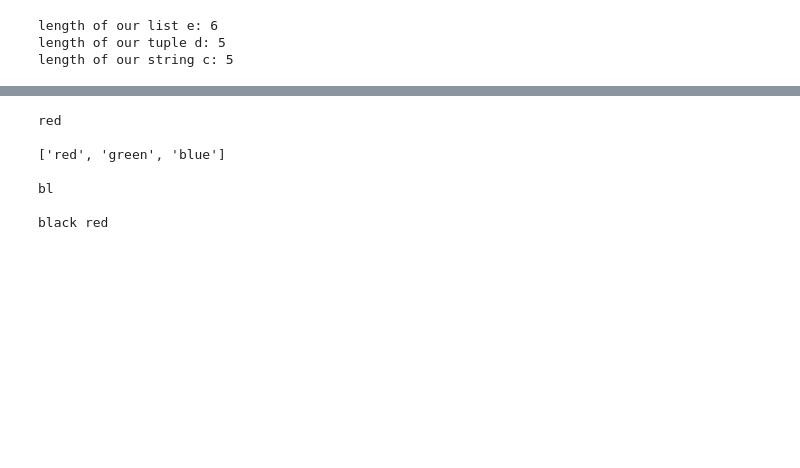
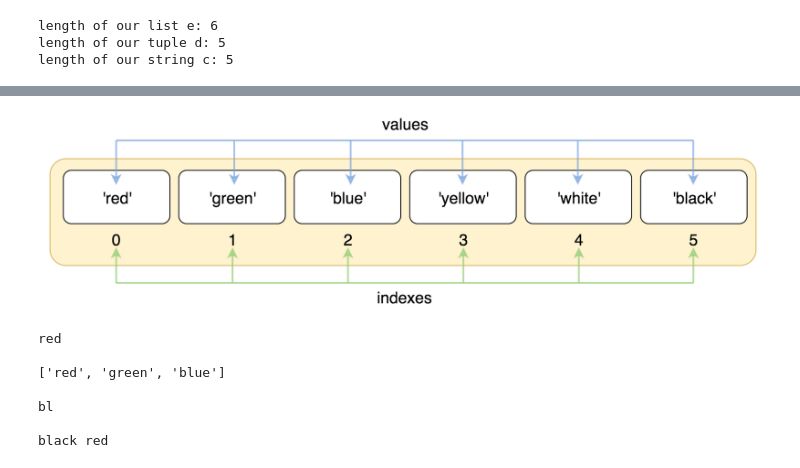
Before and after one commit to simulate111/Acquisition-and-Analysis-of-Biosignals, a Jupyter notebook: exercise_1_python_tutorial_guide.ipynb, the cells around one changed output, grey strips where cells are left out. Drawn from its saved outputs; the diff is of its cells as text; code cells hidden in the pictures; blank space fills up the shorter version.

```diff
--- a/exercise_1_python_tutorial_guide.ipynb
+++ b/exercise_1_python_tutorial_guide.ipynb
@@ -110,3 +113,9 @@ length of our string c: 5
+# %%
+from IPython.display import Image, display
+
+display(Image(filename="/content/image.png"))
+# %% [output]
+[figure, added]
 # %%
 colors = ['red', 'green', 'blue', 'yellow', 'white', 'black']
 
```
Also changed, not shown: parts of 1 cell of this notebook.
